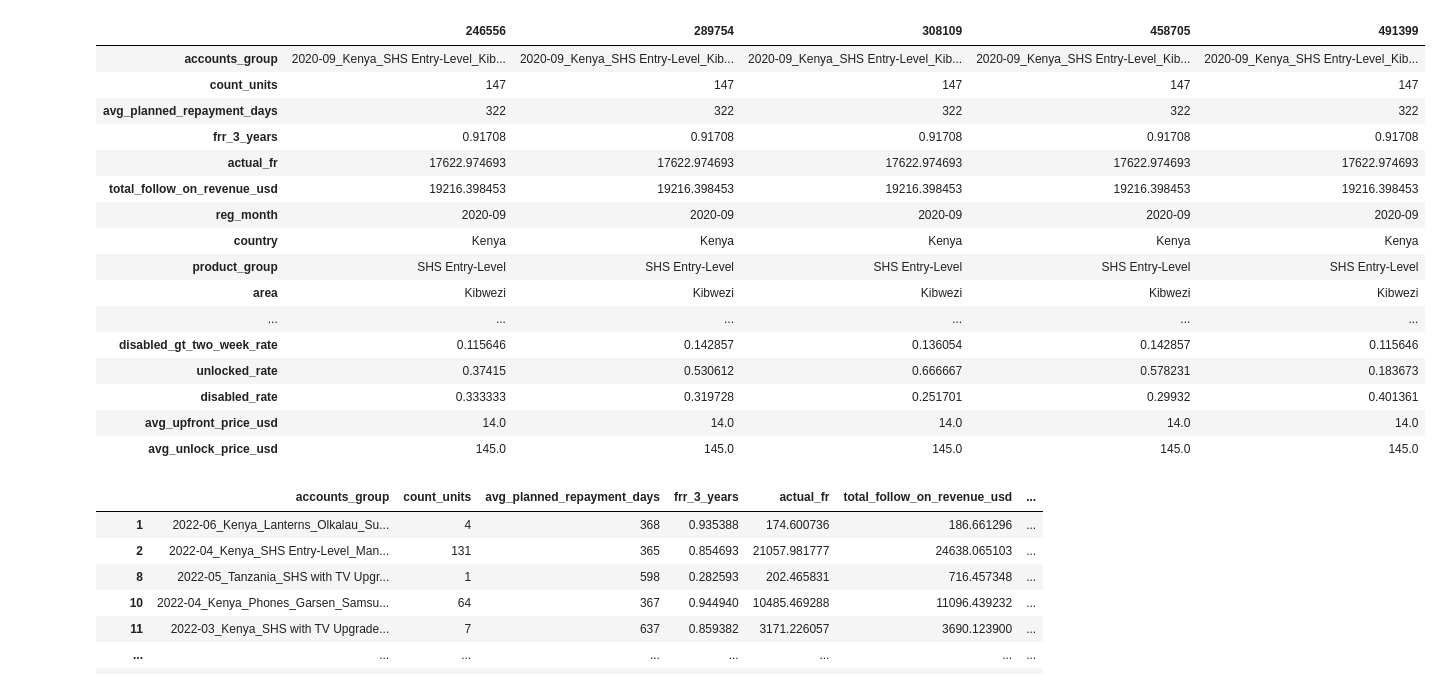
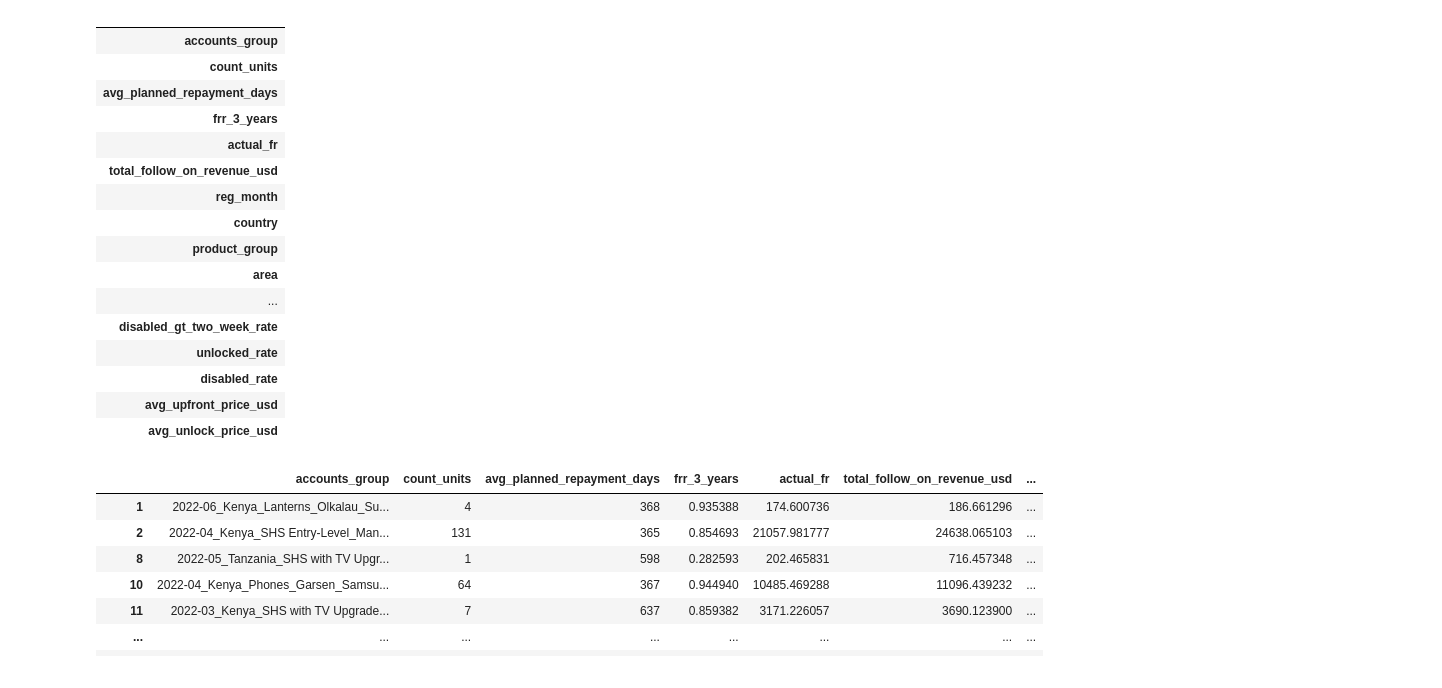
Before and after one commit to elijahkoech/cbr360, a Jupyter notebook: notebooks/clp_model_training.ipynb, the cells around one changed output. Saved outputs shown, nothing was run; the diff lists cells and outputs as text; code cells hidden in the pictures.

```diff
--- a/notebooks/clp_model_training.ipynb
+++ b/notebooks/clp_model_training.ipynb
@@ -38,25 +38,25 @@ df_train = df_train[df_train.backtesting>=360]
 df_test = df_test[df_test.backtesting>=360]
 df_oot_validation = df_oot_validation[df_oot_validation.backtesting>=360]
 # %%
-df_train[df_train['accounts_group']=='2020-09_Kenya_SHS Entry-Level_Kibwezi_Sun King Home 60 EasyBuy'].T
+df_test[df_test['accounts_group']=='2022-02_Kenya_SHS Entry-Level_Kibwezi_Sun King Home 60 EasyBuy'].T
 # %% [output]
-|  | 246556 | 289754 | 308109 | 458705 | 491399 |
-| accounts_group | 2020-09_Kenya_SHS Entry-Level_Kib... | 2020-09_Kenya_SHS Entry-Level_Kib... | 2020-09_Kenya_SHS Entry-Level_Kib... | 2020-09_Kenya_SHS Entry-Level_Kib... | 2020-09_Kenya_SHS Entry-Level_Kib... |
-| count_units | 147 | 147 | 147 | 147 | 147 |
-| avg_planned_repayment_days | 322 | 322 | 322 | 322 | 322 |
-| frr_3_years | 0.91708 | 0.91708 | 0.91708 | 0.91708 | 0.91708 |
-| actual_fr | 17622.974693 | 17622.974693 | 17622.974693 | 17622.974693 | 17622.974693 |
-| total_follow_on_revenue_usd | 19216.398453 | 19216.398453 | 19216.398453 | 19216.398453 | 19216.398453 |
-| reg_month | 2020-09 | 2020-09 | 2020-09 | 2020-09 | 2020-09 |
-| country | Kenya | Kenya | Kenya | Kenya | Kenya |
-| product_group | SHS Entry-Level | SHS Entry-Level | SHS Entry-Level | SHS Entry-Level | SHS Entry-Level |
-| area | Kibwezi | Kibwezi | Kibwezi | Kibwezi | Kibwezi |
-| ... | ... | ... | ... | ... | ... |
-| disabled_gt_two_week_rate | 0.115646 | 0.142857 | 0.136054 | 0.142857 | 0.115646 |
-| unlocked_rate | 0.37415 | 0.530612 | 0.666667 | 0.578231 | 0.183673 |
-| disabled_rate | 0.333333 | 0.319728 | 0.251701 | 0.29932 | 0.401361 |
-| avg_upfront_price_usd | 14.0 | 14.0 | 14.0 | 14.0 | 14.0 |
-| avg_unlock_price_usd | 145.0 | 145.0 | 145.0 | 145.0 | 145.0 |
+|  |
+| accounts_group |
+| count_units |
+| avg_planned_repayment_days |
+| frr_3_years |
+| actual_fr |
+| total_follow_on_revenue_usd |
+| reg_month |
+| country |
+| product_group |
+| area |
+| ... |
+| disabled_gt_two_week_rate |
+| unlocked_rate |
+| disabled_rate |
+| avg_upfront_price_usd |
+| avg_unlock_price_usd |
 # %%
 df_oot_validation
 # %% [output]
```
Also changed, not shown: 5 other files.
